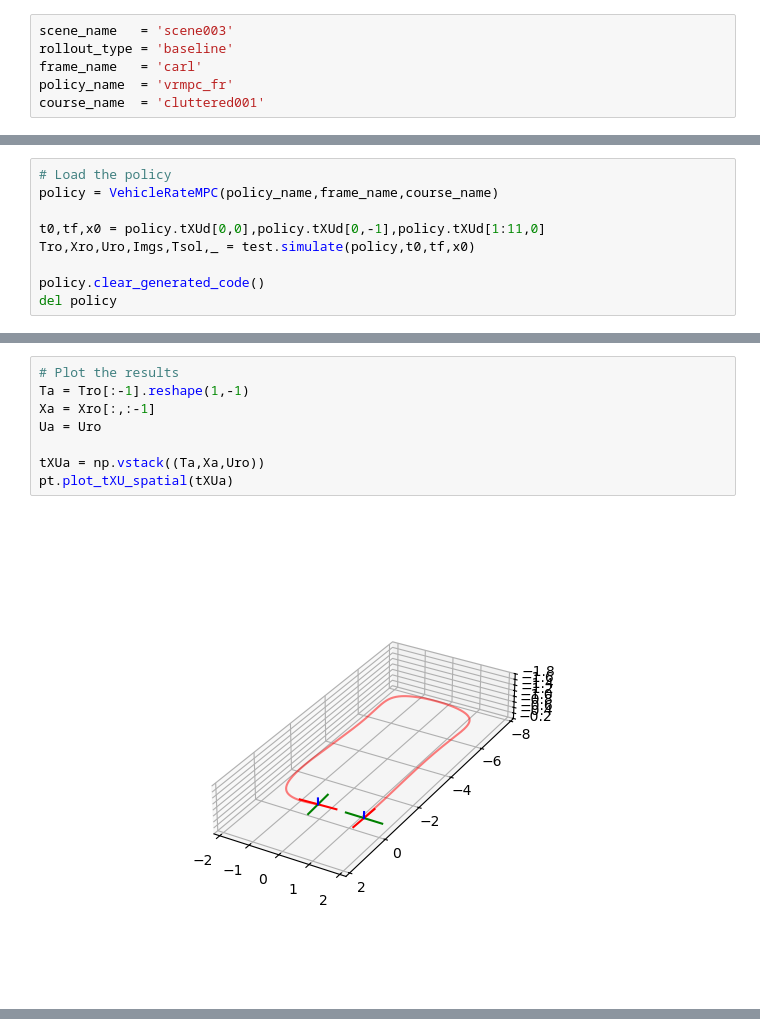
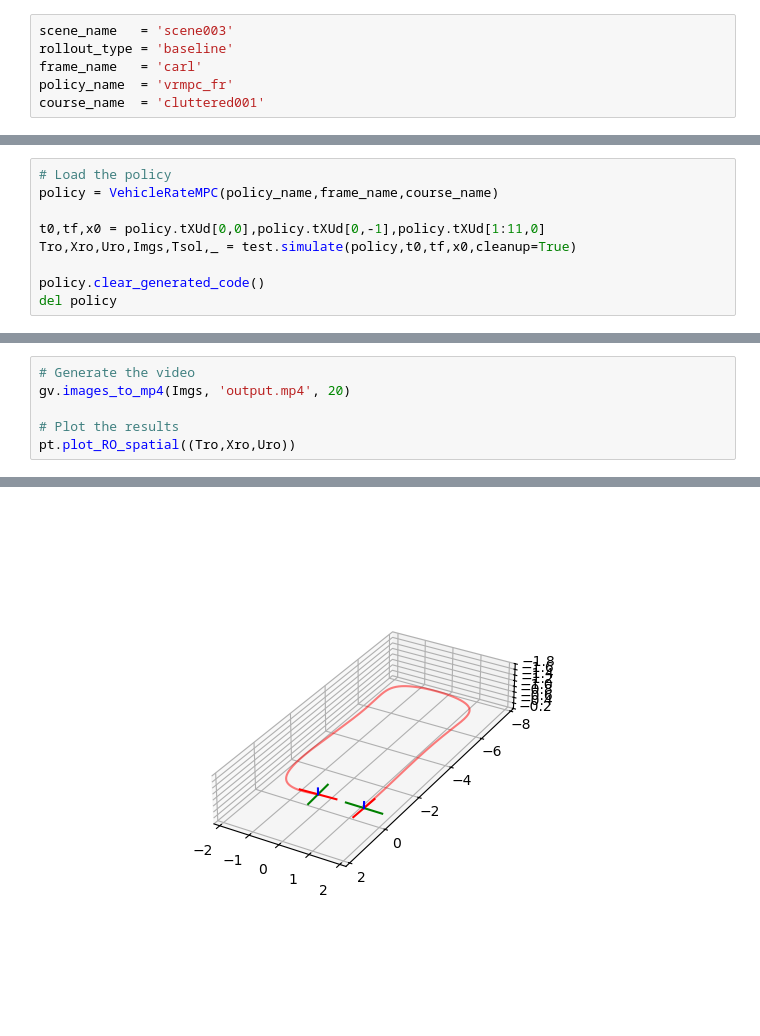
Before and after one commit to madang6/FiGS-Semantic, a Jupyter notebook: notebooks/simulate_trajectory.ipynb, the cells around one changed output, grey strips where cells are left out. Drawn from its saved outputs; the diff is of its cells as text.

Commit message:
Abstracted camera component in a better way and added more plotting and video tools.

```diff
--- a/notebooks/simulate_trajectory.ipynb
+++ b/notebooks/simulate_trajectory.ipynb
@@ -41,7 +33,7 @@ Flight
 policy = VehicleRateMPC(policy_name,frame_name,course_name)
 
 t0,tf,x0 = policy.tXUd[0,0],policy.tXUd[0,-1],policy.tXUd[1:11,0]
-Tro,Xro,Uro,Imgs,Tsol,_ = test.simulate(policy,t0,tf,x0)
+Tro,Xro,Uro,Imgs,Tsol,_ = test.simulate(policy,t0,tf,x0,cleanup=True)
 
 policy.clear_generated_code()
 del policy
@@ -54,10 +40,7 @@ IMAGEIO FFMPEG_WRITER WARNING: input image is not divisible by macro_block_size=
-# %%
-# Plot the results
-Ta = Tro[:-1].reshape(1,-1)
-Xa = Xro[:,:-1]
-Ua = Uro
-
-tXUa = np.vstack((Ta,Xa,Uro))
-pt.plot_tXU_spatial(tXUa)
-# %% [output]
-[figure, removed]
+# %%
+# Generate the video
+gv.images_to_mp4(Imgs, 'output.mp4', 20)
+
+# Plot the results
+pt.plot_RO_spatial((Tro,Xro,Uro))
+# %% [output]
@@ -63,0 +48 @@ pt.plot_tXU_spatial(tXUa)
+[figure, added]
```
Also changed, not shown: parts of 4 cells of this notebook, 9 other files.
